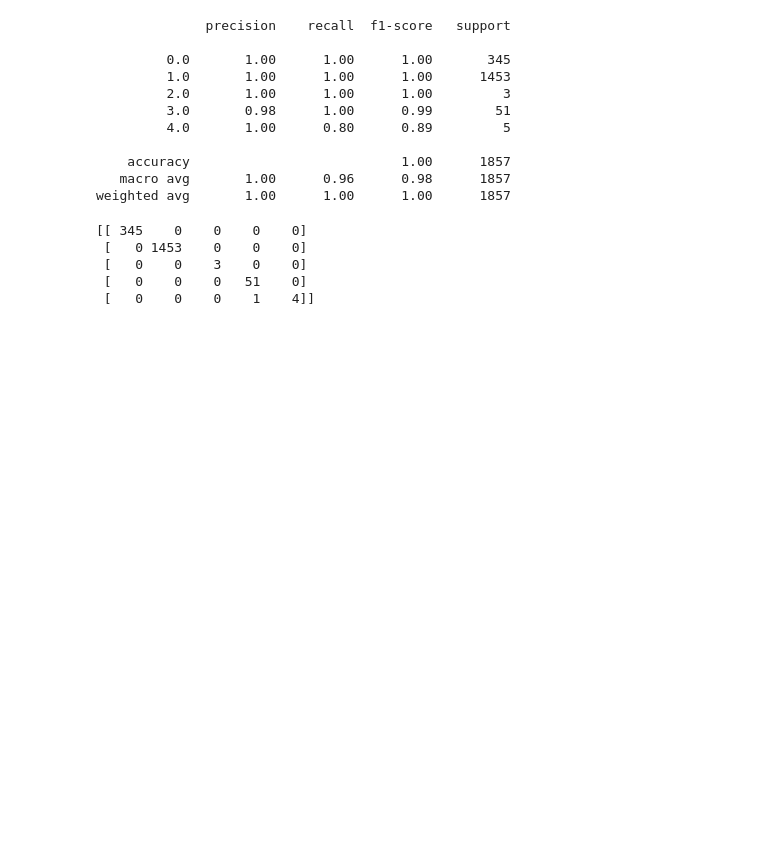
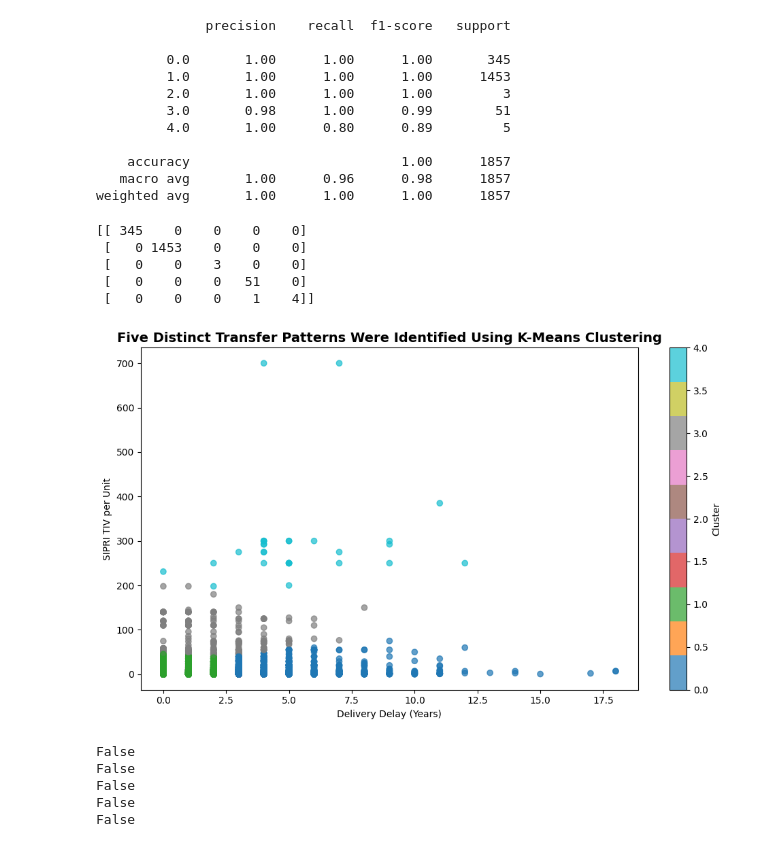
Before and after one commit to Requiessss/DATA-science-prj, a Jupyter notebook: Main_prj.ipynb, the cells around one changed output. Drawn from its saved outputs; the diff is of its cells as text; code cells hidden in the pictures; blank space fills up the shorter version.

```diff
--- a/Main_prj.ipynb
+++ b/Main_prj.ipynb
@@ -998,0 +1021,40 @@ print(cm)
+# %%
+import matplotlib.pyplot as plt
+
+plt.figure(figsize=(10, 6))
+
+scatter = plt.scatter(
+    features["delivery_delay"],
+    features["SIPRI TIV per unit"],
+    c=features["Cluster"],
+    cmap="tab10",
+    alpha=0.7
+)
+
+plt.title(
+    "Five Distinct Transfer Patterns Were Identified Using K-Means Clustering",
+    fontsize=14,
+    fontweight="bold"
+)
+
+plt.xlabel("Delivery Delay (Years)")
+plt.ylabel("SIPRI TIV per Unit")
+
+plt.colorbar(scatter, label="Cluster")
+
+plt.tight_layout()
+plt.show()
+# %% [output]
+[figure, added]
+# %%
+print("X" in globals())
+print("y" in globals())
+print("y_test" in globals())
+print("y_pred" in globals())
+print("model" in globals())
+# %% [output]
+False
+False
+False
+False
+False
```
Also changed, not shown: parts of 3 cells of this notebook.
